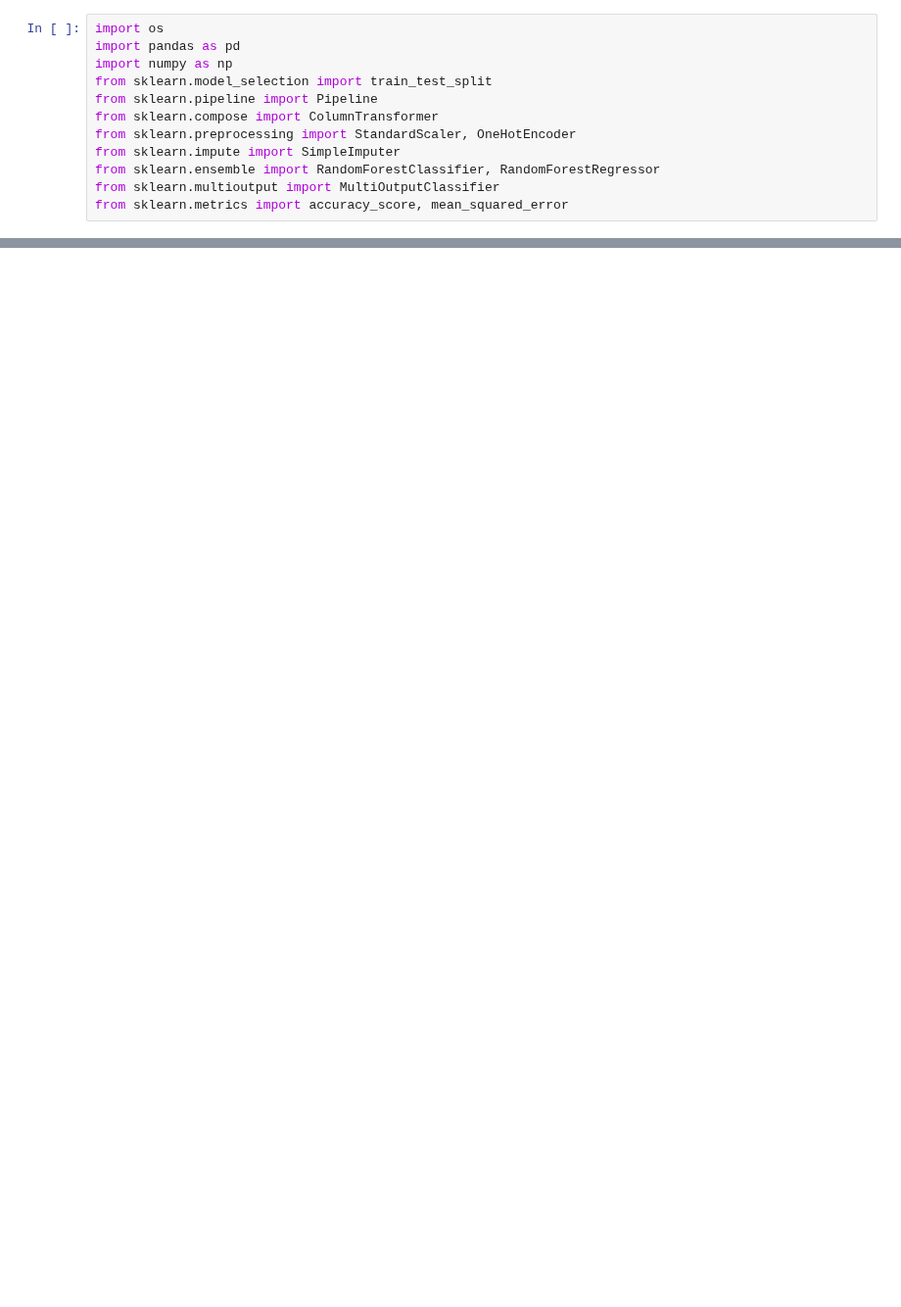
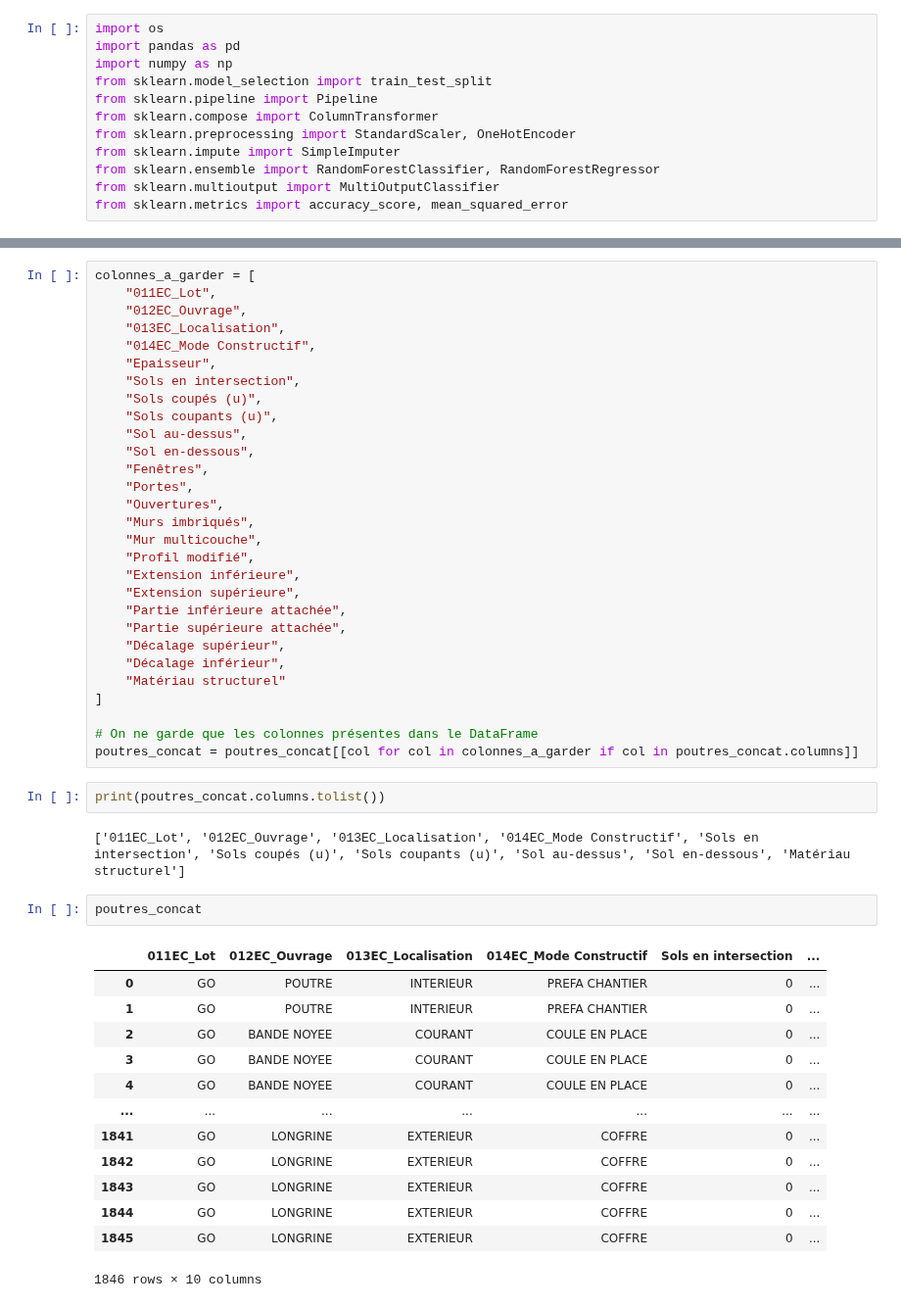
Before and after one commit to fqbq69/BIMpredict-, a Jupyter notebook: notebooks/fabian/RandomForest"poutres".ipynb, the cells around one changed output, grey strips where cells are left out. Shown at 98% size. Drawn from its saved outputs; the diff is of its cells as text; blank space fills up the shorter version.

Commit message:
RandomForestPoutres

```diff
--- a/notebooks/fabian/RandomForest"poutres".ipynb
+++ b/notebooks/fabian/RandomForest"poutres".ipynb
@@ -61,0 +92,49 @@ NameError: name 'murs_concat' is not defined
+# %%
+colonnes_a_garder = [
+    "011EC_Lot",
+    "012EC_Ouvrage",
+    "013EC_Localisation",
+    "014EC_Mode Constructif",
+    "Epaisseur",
+    "Sols en intersection",
+    "Sols coupés (u)",
+    "Sols coupants (u)",
+    "Sol au-dessus",
+    "Sol en-dessous",
+    "Fenêtres",
+    "Portes",
+    "Ouvertures",
+    "Murs imbriqués",
+    "Mur multicouche",
+    "Profil modifié",
+    "Extension inférieure",
+    "Extension supérieure",
+    "Partie inférieure attachée",
+    "Partie supérieure attachée",
+    "Décalage supérieur",
+    "Décalage inférieur",
+    "Matériau structurel"
+]
+
+# On ne garde que les colonnes présentes dans le DataFrame
+poutres_concat = poutres_concat[[col for col in colonnes_a_garder if col in poutres_concat.columns]]
+# %%
+print(poutres_concat.columns.tolist())
+# %% [output]
+['011EC_Lot', '012EC_Ouvrage', '013EC_Localisation', '014EC_Mode Constructif', 'Sols en intersection', 'Sols coupés (u)', 'Sols coupants (u)', 'Sol au-dessus', 'Sol en-dessous', 'Matériau structurel']
+# %%
+poutres_concat
+# %% [output]
+|  | 011EC_Lot | 012EC_Ouvrage | 013EC_Localisation | 014EC_Mode Constructif | Sols en intersection | ... |
+| 0 | GO | POUTRE | INTERIEUR | PREFA CHANTIER | 0 | ... |
+| 1 | GO | POUTRE | INTERIEUR | PREFA CHANTIER | 0 | ... |
+| 2 | GO | BANDE NOYEE | COURANT | COULE EN PLACE | 0 | ... |
+| 3 | GO | BANDE NOYEE | COURANT | COULE EN PLACE | 0 | ... |
+| 4 | GO | BANDE NOYEE | COURANT | COULE EN PLACE | 0 | ... |
+| ... | ... | ... | ... | ... | ... | ... |
+| 1841 | GO | LONGRINE | EXTERIEUR | COFFRE | 0 | ... |
+| 1842 | GO | LONGRINE | EXTERIEUR | COFFRE | 0 | ... |
+| 1843 | GO | LONGRINE | EXTERIEUR | COFFRE | 0 | ... |
+| 1844 | GO | LONGRINE | EXTERIEUR | COFFRE | 0 | ... |
+| 1845 | GO | LONGRINE | EXTERIEUR | COFFRE | 0 | ... |
+1846 rows × 10 columns
```
Also changed, not shown: parts of 6 cells of this notebook.
